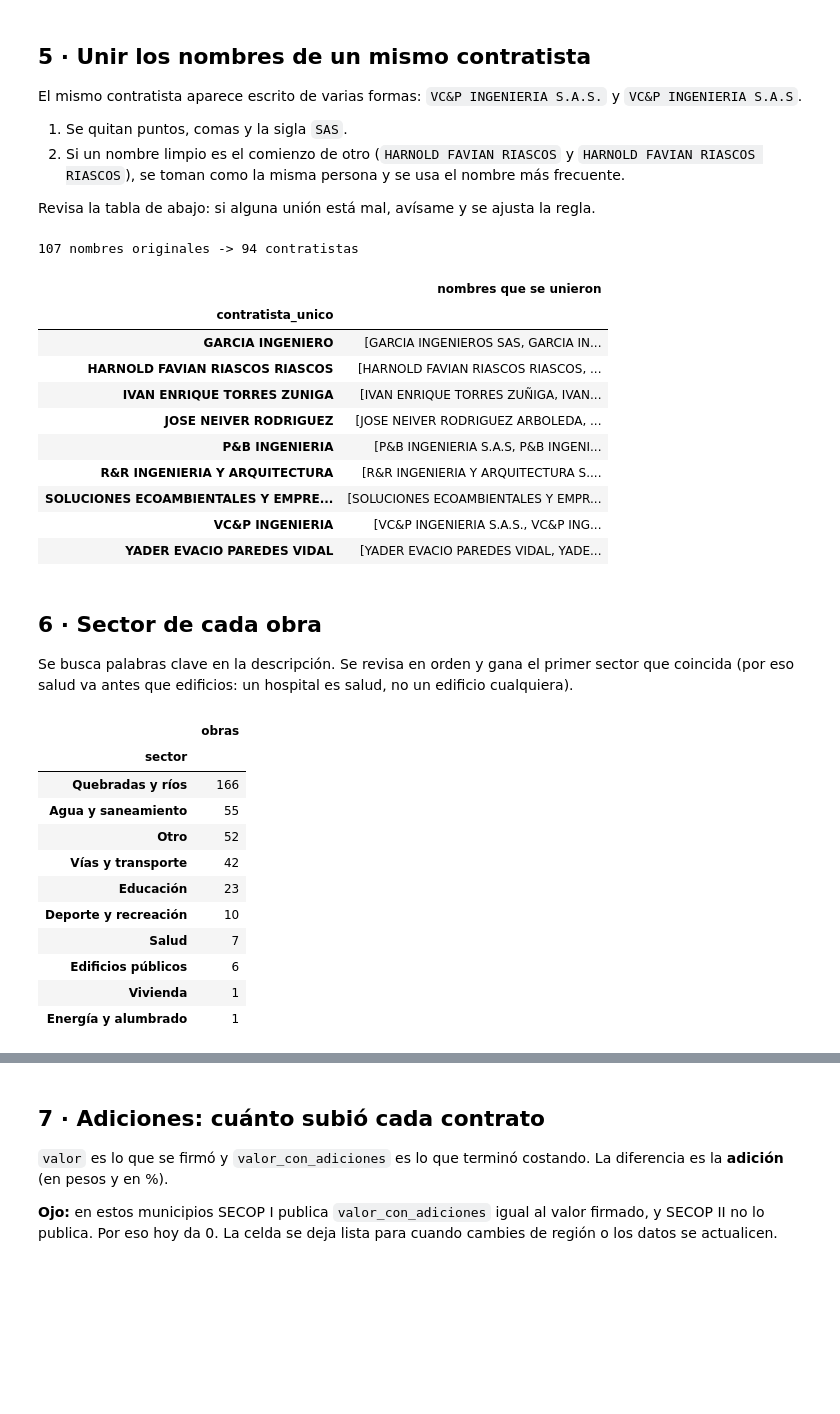
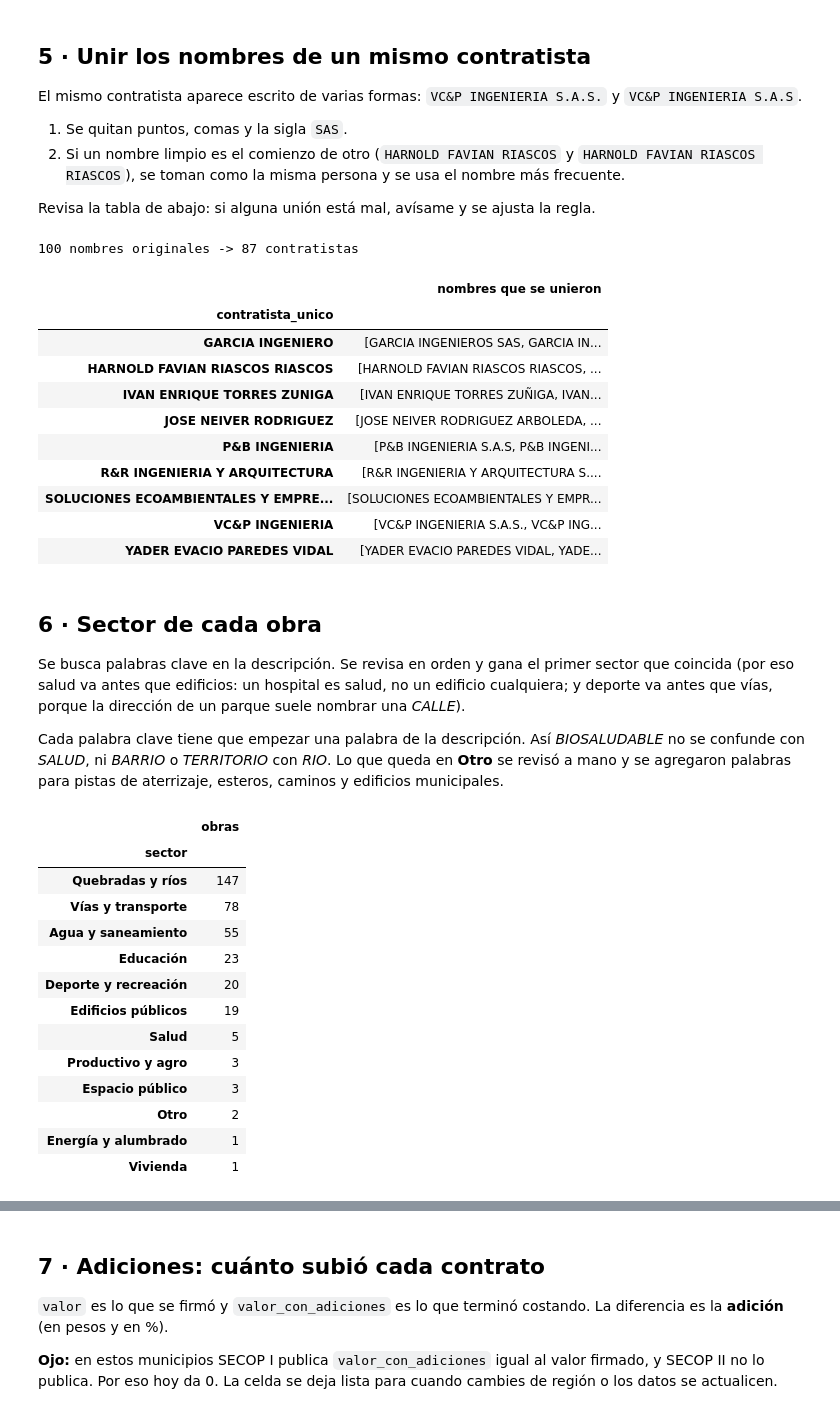
Before and after one commit to jerson0915/observatorio-obras-pacifico, a Jupyter notebook: 02_limpieza.ipynb, the cells around one changed output, grey strips where cells are left out. Drawn from its saved outputs; the diff is of its cells as text; code cells hidden in the pictures; blank space fills up the shorter version.

```diff
--- a/02_limpieza.ipynb
+++ b/02_limpieza.ipynb
@@ -87,0 +99,14 @@ obras[["objeto", "fecha_firma", "plazo_dias", "url"]].head(3)
+# %%
+NO_OBRA = {
+    "Prestación de servicios": r"^PRESTACION DE SERVICIOS (?:PROFESIONALES|DE APOYO)|APOYO A LA GESTION|APOYO LOGISTICO",
+    "Interventoría":           r"^(?:EL CONTRATISTA SE OBLIGA .*? A )?(?:REALIZAR )?(?:LA )?INTERVENTORIA",
+}
+obras["motivo_exclusion"] = ""
+for motivo, patron in NO_OBRA.items():
+    coincide = obras["objeto"].str.contains(patron, regex=True) & obras["motivo_exclusion"].eq("")
+    obras.loc[coincide, "motivo_exclusion"] = motivo
+
+excluidos = obras[obras["motivo_exclusion"] != ""].copy()
+obras = obras[obras["motivo_exclusion"] == ""].drop(columns="motivo_exclusion").reset_index(drop=True)
+print(f"{len(excluidos)} contratos excluidos por no ser obra · quedan {len(obras):,}")
+excluidos[["municipio", "valor", "motivo_exclusion", "objeto"]]
@@ -139,7 +173,7 @@ uniones = (obras.groupby("contratista_unico")["contratista"].unique()
 print(f"{obras['contratista'].nunique()} nombres originales -> {obras['contratista_unico'].nunique()} contratistas")
 uniones.to_frame("nombres que se unieron")
 # %% [output]
-107 nombres originales -> 94 contratistas
+100 nombres originales -> 87 contratistas
 |  | nombres que se unieron |
 | contratista_unico |  |
 | GARCIA INGENIERO | [GARCIA INGENIEROS SAS, GARCIA IN... |
@@ -154,38 +188,52 @@ uniones.to_frame("nombres que se unieron")
 # %% [markdown]
 ## 6 · Sector de cada obra
 
-Se busca palabras clave en la descripción. Se revisa en orden y gana el primer sector que coincida (por eso salud va antes que edificios: un hospital es salud, no un edificio cualquiera).
+Se busca palabras clave en la descripción. Se revisa en orden y gana el primer sector que coincida (por eso salud va antes que edificios: un hospital es salud, no un edificio cualquiera; y deporte va antes que vías, porque la dirección de un parque suele nombrar una *CALLE*).
+
+Cada palabra clave tiene que empezar una palabra de la descripción. Así *BIOSALUDABLE* no se confunde con *SALUD*, ni *BARRIO* o *TERRITORIO* con *RIO*. Lo que queda en **Otro** se revisó a mano y se agregaron palabras para pistas de aterrizaje, esteros, caminos y edificios municipales.
 # %%
 SECTORES = {
     "Salud":                  ["HOSPITAL", "SALUD", "E.S.E", "PUESTO DE SALUD", "UNIDAD DE ATENCION"],
     "Educación":              ["AULA", "ESCUELA", "COLEGIO", "EDUCATIV", "RESTAURANTE ESCOLAR"],
     "Agua y saneamiento":     ["ACUEDUCTO", "ALCANTARILLADO", "AGUA POTABLE", "SANEAMIENTO", "POZO", "TANQUE"],
-    "Quebradas y ríos":       ["QUEBRADA", "RIO ", "CAUCE", "DRAGADO", "MURO DE CONTENCION"],
-    "Vías y transporte":      ["VIA", "VIAL", "PUENTE", "MUELLE", "SENDERO", "ANDEN", "PAVIMENT", "CALLE", "CARRETERA"],
+    "Quebradas y ríos":       ["QUEBRADA", "RIO ", "CAUCE", "DRAGADO", "MURO DE CONTENCION", "ESTERO", "CANAL", "CANOS"],
     "Deporte y recreación":   ["ESTADIO", "CANCHA", "POLIDEPORTIVO", "PARQUE", "DEPORTIV"],
+    "Vías y transporte":      ["VIA", "VIAL", "PUENTE", "MUELLE", "SENDERO", "ANDEN", "PAVIMENT", "CALLE", "CARRETERA",
+                               "CAMINO", "EMBARCADERO", "SALTADERO", "AEROPUERTO", "AERODROMO", "PISTA DE ATERRIZAJE",
+                               "REDUCTORES DE VELOCIDAD", "SENALIZACION"],
     "Energía y alumbrado":    ["ELECTRIC", "ALUMBRADO", "ENERGIA", "SOLAR"],
     "Vivienda":               ["VIVIENDA"],
-    "Edificios públicos":     ["SEDE ADMINISTRATIVA", "PLAZA DE MERCADO", "ALCALDIA", "CASA", "CEMENTERIO", "SALON"],
+    "Edificios públicos":     ["SEDE ADMINISTRATIVA", "PLAZA DE MERCADO", "ALCALDIA", "CASA", "CEMENTERIO", "SALON",
+                               "CONCEJO", "PERSONERIA", "CENTRO ADMINISTRATIVO", "BIBLIOTECA", "CARCEL", "CENTRO CULTURAL",
+                               "INFRAESTRUCTURA CULTURAL", "EDIFICIO", "SEDE", "BATALLON", "HOGAR", "ADULTO MAYOR",
+                               "INMUEBLE", "SACUDETE"],
+    "Espacio público":        ["PLAZOLETA", "ESPACIO PUBLICO"],
+    "Productivo y agro":      ["AVICOLA", "PRODUCTIV", "PROCUTIV", "TRAPICHE", "AGROPECUAR", "PISCICOLA"],
 }
+# Cada palabra clave debe empezar una palabra: así "BIOSALUDABLE" no cuenta como "SALUD"
+PATRONES = {nombre: re.compile(r"\b(?:" + "|".join(map(re.escape, palabras)) + ")")
+            for nombre, palabras in SECTORES.items()}
 
 def sector(objeto):
-    for nombre, palabras in SECTORES.items():
-        if any(p in objeto for p in palabras):
+    for nombre, patron in PATRONES.items():
+        if patron.search(objeto):
             return nombre
     return "Otro"
 
 obras["sector"] = obras["objeto"].map(sector)
 obras["sector"].value_counts().to_frame("obras")
 # %% [output]
 |  | obras |
 | sector |  |
-| Quebradas y ríos | 166 |
+| Quebradas y ríos | 147 |
+| Vías y transporte | 78 |
 | Agua y saneamiento | 55 |
-| Otro | 52 |
-| Vías y transporte | 42 |
 | Educación | 23 |
-| Deporte y recreación | 10 |
-| Salud | 7 |
-| Edificios públicos | 6 |
+| Deporte y recreación | 20 |
+| Edificios públicos | 19 |
+| Salud | 5 |
+| Productivo y agro | 3 |
+| Espacio público | 3 |
+| Otro | 2 |
+| Energía y alumbrado | 1 |
 | Vivienda | 1 |
-| Energía y alumbrado | 1 |
```
Also changed, not shown: parts of 17 cells of this notebook, 16 other files.
